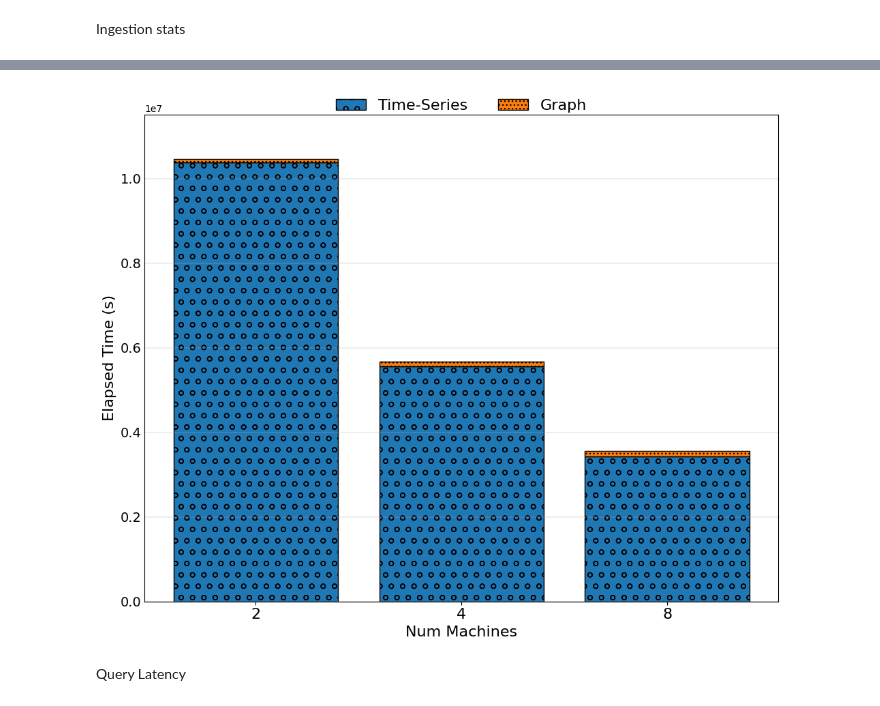
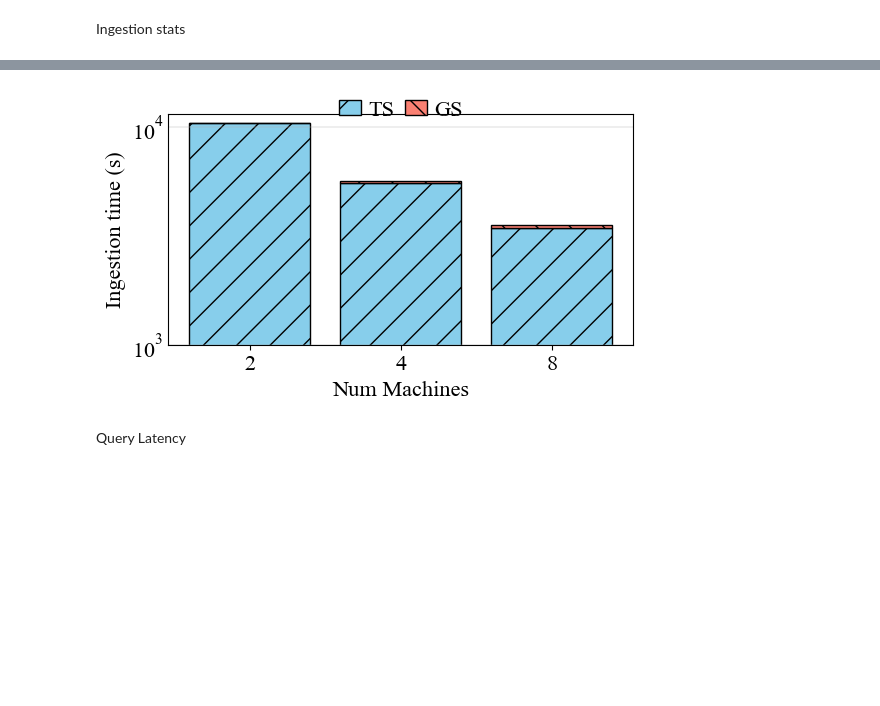
Before and after one commit to big-unibo/STGraph-evaluation, a Jupyter notebook: postprocessing/STGraph.ipynb, the cells around one changed output, grey strips where cells are left out. Saved outputs shown, nothing was run; the diff lists cells and outputs as text; code cells hidden in the pictures; blank space fills up the shorter version.

```diff
--- a/postprocessing/STGraph.ipynb
+++ b/postprocessing/STGraph.ipynb
@@ -687,27 +641,24 @@ def plot_stacked_elapsed_times(df, model_filter, threads_filter, dataset_filter)
     - unit: 'ms', 's', or 'min' (default 'ms')
     """
 
-
-    # Filter data according to model, threads, and dataset size
-    filtered = df[
-        (df["model"] == model_filter) &
-        (df["threads"] == threads_filter) &
-        (df["datasetSize"] == dataset_filter)
-    ]
-
-    # Group by number of machines and compute the mean elapsed times
-    grouped = filtered.groupby("numMachines")[["graphElapsedTime", "tsElapsedTime"]].mean().reset_index()
+    df = clean_df(df.copy(deep=True))
+    filtered = df[(df["model"] == model_filter) & (df["threads"] == threads_filter) & (df["datasetSize"] == dataset_filter)]
+    grouped = filtered.groupby(["Benchmark", "datasetSize", "numMachines"])[["graphElapsedTime", "tsElapsedTime", "elapsedTime"]].mean().reset_index()
     grouped = grouped.sort_values("numMachines")
 
+
+    def print_latex2(grouped):
+        latex_df = grouped \
+                .rename(columns={"datasetSize": "Size", "model": "Model", "elapsedTime": "Elapsed Time (s)", "queryID": "ID", "graphElapsedTime": "GS Time (s)", "tsElapsedTime": "TS Time (s)", "numMachines": "#Machines"}) \
+                .replace({"Small": "S", "Medium": "M", "Large": "L", "Big_long": "XL"}) \
+                .set_index(["Benchmark", "Size", "#Machines"]) \
+                .applymap(sci_format)
+        print(latex_df.to_latex(index=True, float_format="%.2f", escape=False))
     print(grouped)
+    print_latex2(grouped)
 
-    # Discrete x positions for compact bars
     x = np.arange(len(grouped))
-
-    # Create figure and axes
-    fig, ax = plt.subplots(figsize=(12, 6))
-
-    # Draw stacked bars
+    fig, ax = plt.subplots(figsize=(4 * 1.5, fig_y))
     bottom = np.zeros(len(grouped))
     for i, col in enumerate(["tsElapsedTime", "graphElapsedTime"]):
         ax.bar(
@@ -720,36 +671,25 @@ def plot_stacked_elapsed_times(df, model_filter, threads_filter, dataset_filter)
             label=col.replace("ElapsedTime", " Latency")
         )
         bottom += grouped[col].values
-
     # Set X-axis labels only for actual number of machines
     ax.set_xticks(x)
-    ax.set_xticklabels(grouped["numMachines"], fontsize=16)
-    ax.set_xlabel("Num Machines", fontsize=16)
-
-    # ax.set_yscale("log")
-
+    ax.set_xticklabels(grouped["numMachines"], fontsize=font)
+    ax.set_xlabel("Num Machines", fontsize=font)
+    ax.set_yscale("log")
     # Y-axis – linear scale with extra space above maximum
-    ax.set_ylabel(f"Elapsed Time (s)", fontsize=16)
-    ax.set_ylim(0, bottom.max() * 1.1)
-    ax.tick_params(axis='y', which='both', length=0,labelsize=14,)  # remove tick lines
-
-    # Horizontal grid lines for reference
+    ax.set_ylabel(f"Ingestion time (s)", fontsize=font)
+    ax.set_ylim(1000, bottom.max() * 1.1)
+    ax.tick_params(axis='y', which='both', length=0,labelsize=font)  # remove tick lines
     ax.grid(True, axis="y", linewidth=0.3)
-
-    # Custom legend for stacked bars
     handles = [
         mpatches.Patch(facecolor=colors[i], edgecolor='black', hatch=patterns[i],
                        label=col.replace("ElapsedTime", " Latency"))
-        for i, col in enumerate(["Time-Series", "Graph"])
+        for i, col in enumerate(["TS", "GS"])
     ]
-    ax.legend(handles=handles, loc='upper center', ncol=2, frameon=False,
-              bbox_to_anchor=(0.5, 1.06), fontsize=16)
-
+    ax.legend(handles=handles, ncol=2, **legend_settings)
     # Adjust layout and save figure as SVG
-    plt.subplots_adjust(top=1.3, wspace=0.3)
-    plt.savefig(os.path.join(figures_path, f"scaleout_ingestion_statistics.svg"), format='svg', bbox_inches='tight')
-
-    # Show the plot
+    # plt.subplots_adjust(top=1.3, wspace=0.3)
+    plt.savefig(os.path.join(figures_path, f"scaleout_ingestion_statistics.pdf"), bbox_inches='tight')
     plt.show()
 
 # Example usage:
@@ -762,4 +718,4 @@ plot_stacked_elapsed_times(ingestion_statistics.loc[ingestion_statistics["numMac
-[figure, old version]
+[figure, new version]
 # %% [markdown]
 Query Latency
 # %%
```
Also changed, not shown: parts of 12 cells of this notebook.
